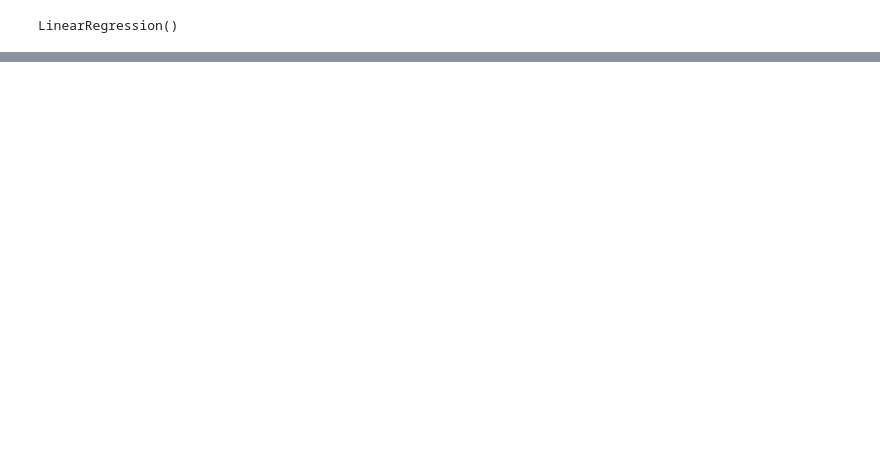
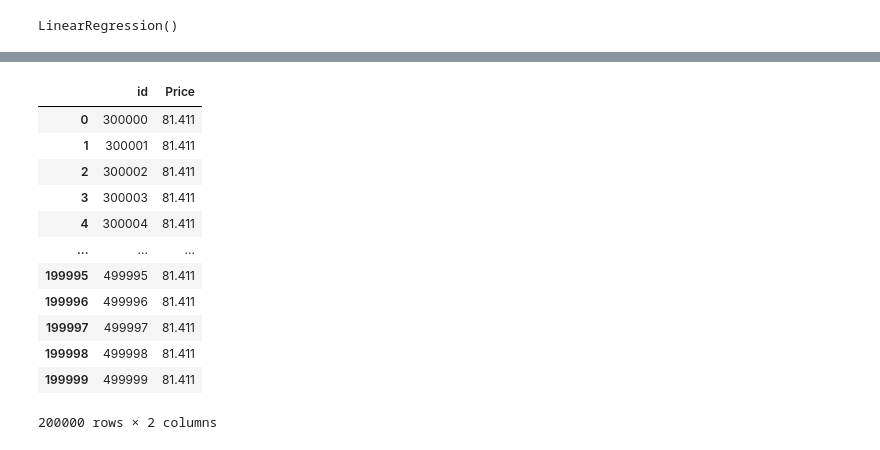
Before and after one commit to vivekkr1809/kaggle_playground, a Jupyter notebook: S5Ep2/backpack_notebook.ipynb, the cells around one changed output, grey strips where cells are left out. Saved outputs shown, nothing was run; the diff lists cells and outputs as text; code cells hidden in the pictures; blank space fills up the shorter version.

```diff
--- a/S5Ep2/backpack_notebook.ipynb
+++ b/S5Ep2/backpack_notebook.ipynb
@@ -352,0 +377,18 @@ array([84.60982783, 80.25499228, 83.09987658, ..., 82.80013344,
+# %%
+submission = pd.read_csv("data/sample_submission.csv")
+# %%
+submission
+# %% [output]
+|  | id | Price |
+| 0 | 300000 | 81.411 |
+| 1 | 300001 | 81.411 |
+| 2 | 300002 | 81.411 |
+| 3 | 300003 | 81.411 |
+| 4 | 300004 | 81.411 |
+| ... | ... | ... |
+| 199995 | 499995 | 81.411 |
+| 199996 | 499996 | 81.411 |
+| 199997 | 499997 | 81.411 |
+| 199998 | 499998 | 81.411 |
+| 199999 | 499999 | 81.411 |
+200000 rows × 2 columns
```
Also changed, not shown: parts of 31 cells of this notebook, 2 other files.
